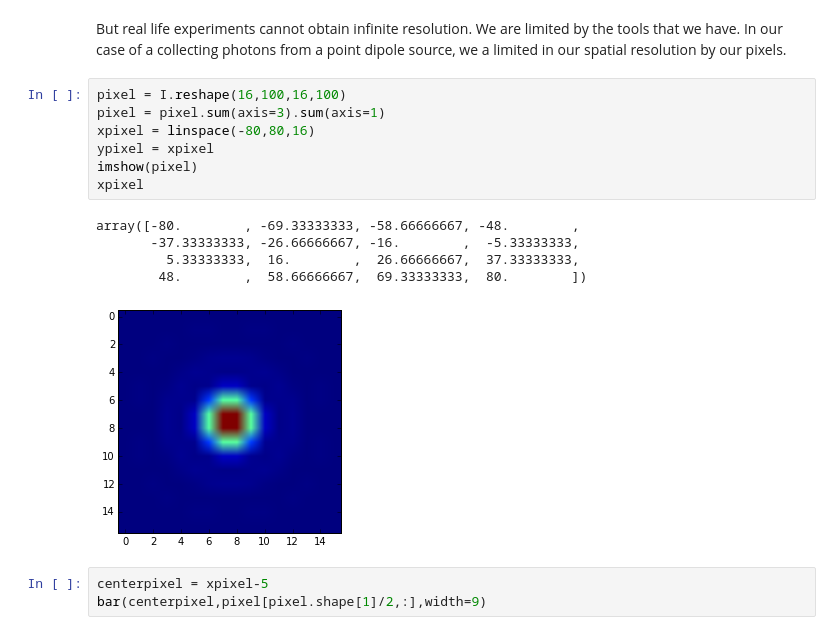
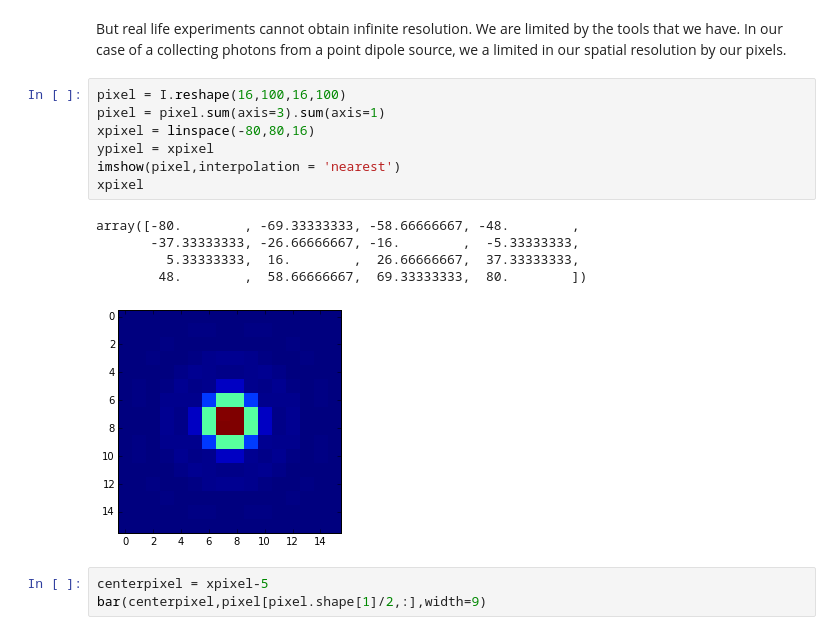
Before and after one commit to UCLA-Chem114/lab_notebooks, a Jupyter notebook: Intro to Superresolution.ipynb, the cells around one changed output. Cells and saved outputs as stored; diff of their text form.

```diff
--- a/Intro to Superresolution.ipynb
+++ b/Intro to Superresolution.ipynb
@@ -130,16 +130,16 @@ But real life experiments cannot obtain infinite resolution. We are limited by t
 # %%
 pixel = I.reshape(16,100,16,100)
 pixel = pixel.sum(axis=3).sum(axis=1)
 xpixel = linspace(-80,80,16)
 ypixel = xpixel
-imshow(pixel)
+imshow(pixel,interpolation = 'nearest')
 xpixel
 # %% [output]
 array([-80.        , -69.33333333, -58.66666667, -48.        ,
        -37.33333333, -26.66666667, -16.        ,  -5.33333333,
          5.33333333,  16.        ,  26.66666667,  37.33333333,
         48.        ,  58.66666667,  69.33333333,  80.        ])
-[figure, old version]
+[figure, new version]
 # %%
 centerpixel = xpixel-5
 bar(centerpixel,pixel[pixel.shape[1]/2,:],width=9)
```
Also changed, not shown: 1 other file.
